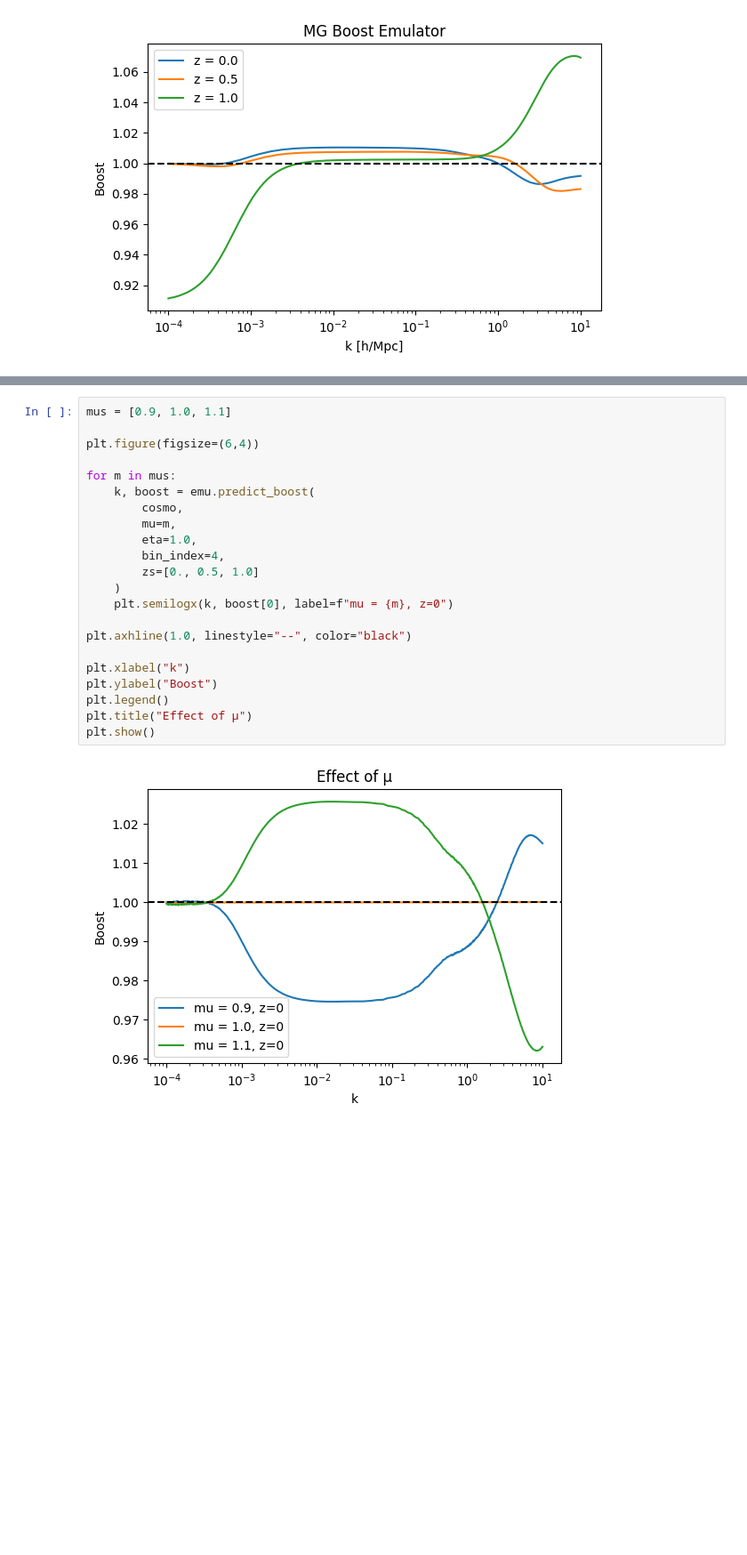
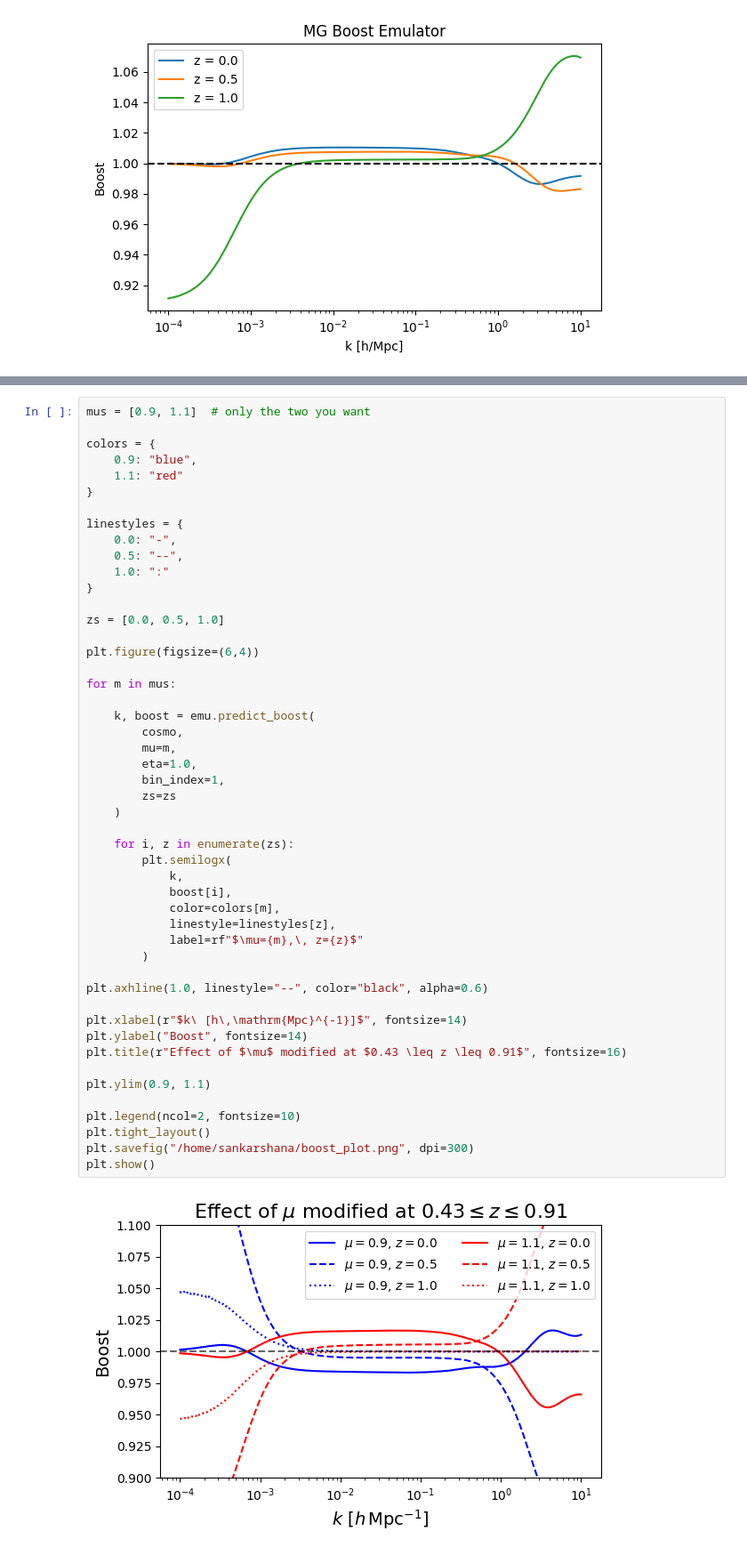
Before and after one commit to sankarshana16/mg_binned_boost_emulator, a Jupyter notebook: examples/example_notebook.ipynb, the cells around one changed output, grey strips where cells are left out. Shown at 89% size. Saved outputs shown, nothing was run; the diff lists cells and outputs as text; blank space fills up the shorter version.

```diff
--- a/examples/example_notebook.ipynb
+++ b/examples/example_notebook.ipynb
@@ -99,24 +101,51 @@ Plot $P(k)$ for different $\mu$
 # %%
-mus = [0.9, 1.0, 1.1]
+mus = [0.9, 1.1]  # only the two you want
+
+colors = {
+    0.9: "blue",
+    1.1: "red"
+}
+
+linestyles = {
+    0.0: "-",
+    0.5: "--",
+    1.0: ":"
+}
+
+zs = [0.0, 0.5, 1.0]
 
 plt.figure(figsize=(6,4))
 
 for m in mus:
+
     k, boost = emu.predict_boost(
         cosmo,
         mu=m,
         eta=1.0,
-        bin_index=4,
-        zs=[0., 0.5, 1.0]
+        bin_index=1,
+        zs=zs
     )
-    plt.semilogx(k, boost[0], label=f"mu = {m}, z=0")
 
-plt.axhline(1.0, linestyle="--", color="black")
+    for i, z in enumerate(zs):
+        plt.semilogx(
+            k,
+            boost[i],
+            color=colors[m],
+            linestyle=linestyles[z],
+            label=rf"$\mu={m},\, z={z}$"
+        )
 
-plt.xlabel("k")
-plt.ylabel("Boost")
-plt.legend()
-plt.title("Effect of μ")
+plt.axhline(1.0, linestyle="--", color="black", alpha=0.6)
+
+plt.xlabel(r"$k\ [h\,\mathrm{Mpc}^{-1}]$", fontsize=14)
+plt.ylabel("Boost", fontsize=14)
+plt.title(r"Effect of $\mu$ modified at $0.43 \leq z \leq 0.91$", fontsize=16)
+
+plt.ylim(0.9, 1.1)
+
+plt.legend(ncol=2, fontsize=10)
+plt.tight_layout()
+plt.savefig("/home/sankarshana/boost_plot.png", dpi=300)
 plt.show()
 # %% [output]
-[figure, old version]
+[figure, new version]
```
Also changed, not shown: parts of 4 cells of this notebook.
